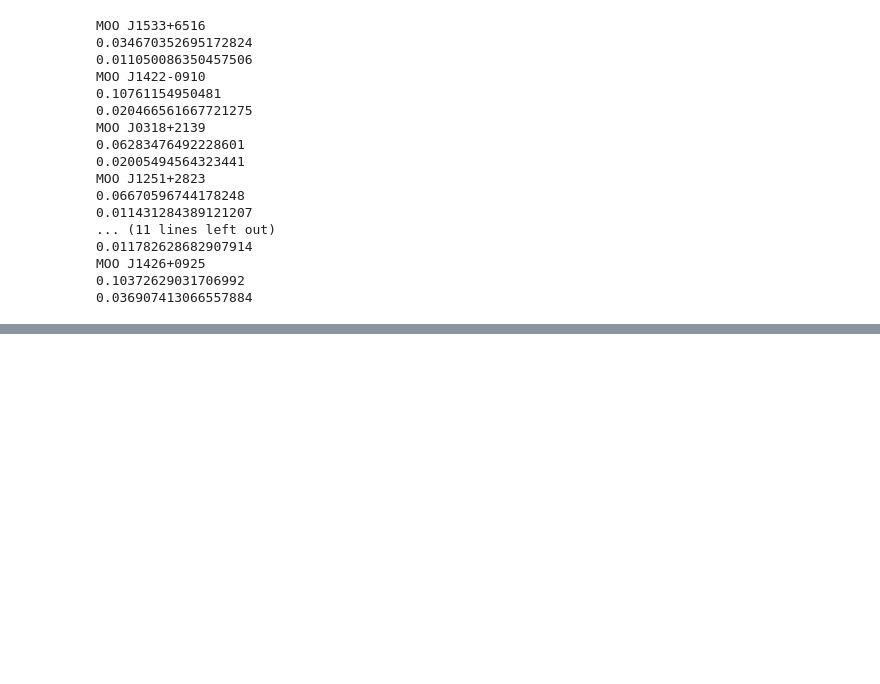
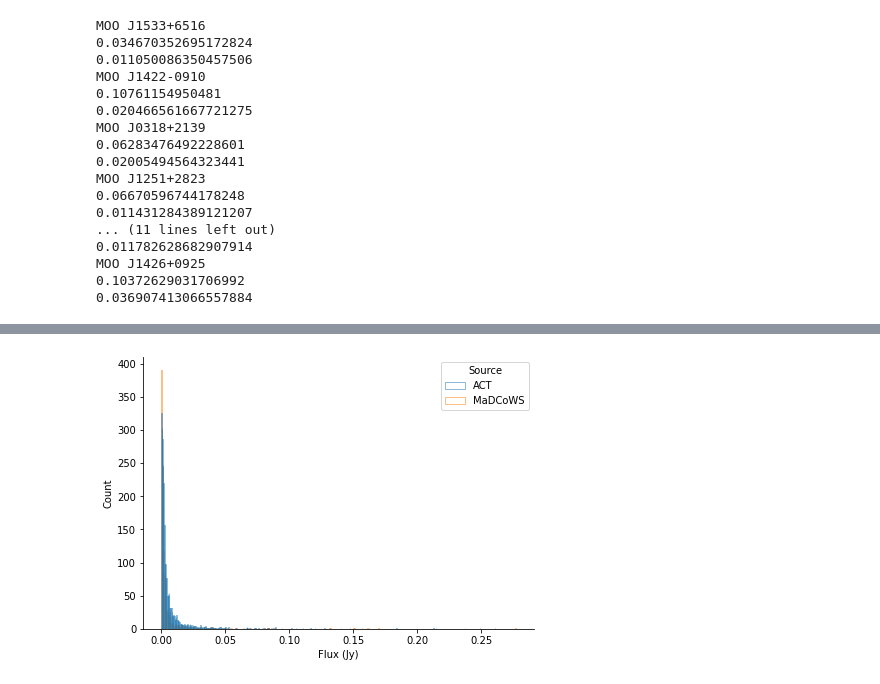
Before and after one commit to Sulla2012/madcowsclusters, a Jupyter notebook: Dust_statistics.ipynb, the cells around one changed output, grey strips where cells are left out. Cells and saved outputs as stored; diff of their text form; code cells hidden in the pictures; blank space fills up the shorter version.

```diff
--- a/Dust_statistics.ipynb
+++ b/Dust_statistics.ipynb
@@ -542,0 +606,30 @@ MOO J1426+0925
+# %%
+cut = [0,0.5]
+
+cut_act = back_sub_nvss_act_fluxes[back_sub_nvss_act_fluxes<cut[1]]
+cut_mdcw = back_sub_nvss_mdcw_fluxes[back_sub_nvss_mdcw_fluxes<cut[1]]
+
+cut_act = cut_act[cut_act>cut[0]]
+cut_mdcw = cut_mdcw[cut_mdcw>cut[0]]
+
+data = list(cut_act) + list(cut_mdcw)
+labels = ['ACT']*len(cut_act)+['MaDCoWS']*len(cut_mdcw)
+
+fordf = [labels, data]
+
+df = pd.DataFrame (fordf).transpose()
+df.columns = ['Source','Flux (Jy)']
+# %%
+f, ax = plt.subplots(figsize=(7, 5))
+sns.despine(f)
+
+sns.histplot(
+    data=df, x="Flux (Jy)", hue="Source", fill=False, cumulative=False,#stat="density",
+    common_norm=False, linewidth = 0.5
+)
+
+#ax.set_xscale('log')
+#ax.set_yscale('log')
+plt.savefig('./plots/fig6/cumulative.pdf')
+# %% [output]
+[figure, added]
```
Also changed, not shown: parts of 23 cells of this notebook, 6 other files.
